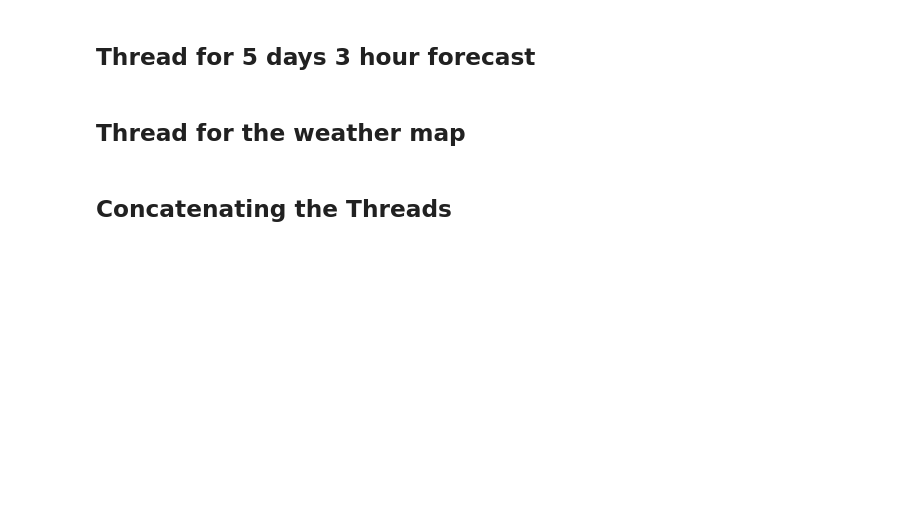
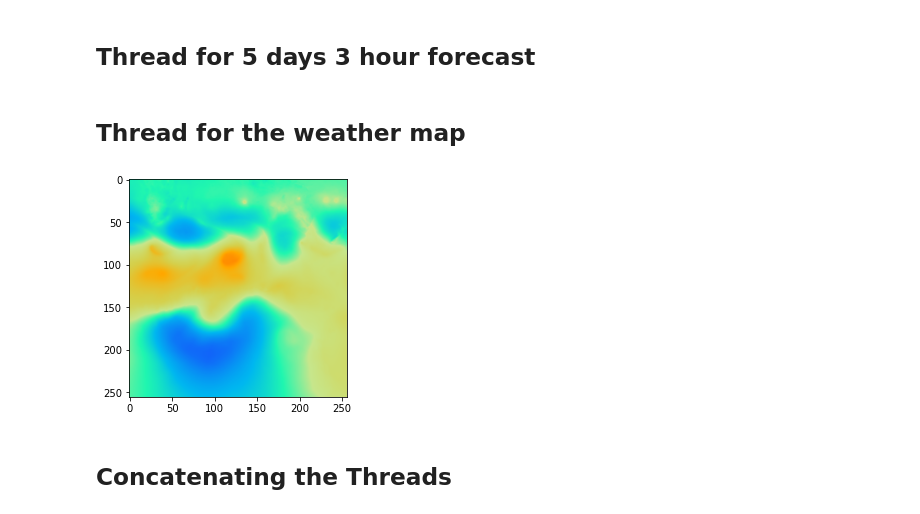
Before and after one commit to Nishanth2708/OpenweatherMap, a Jupyter notebook: Jupyter notebook/Open_Weather_Map.ipynb, the cells around one changed output. Cells and saved outputs as stored; diff of their text form; code cells hidden in the pictures; blank space fills up the shorter version.

```diff
--- a/Jupyter notebook/Open_Weather_Map.ipynb
+++ b/Jupyter notebook/Open_Weather_Map.ipynb
@@ -129,3 +134,7 @@ def download_weather_map(api_key = "03def23f4f250867fa0abb2f5c7ab004"):
+# %%
+get_map_for_city()
+# %% [output]
+[figure, added]
 # %% [markdown]
 ## Concatenating the Threads
 # %%
```
Also changed, not shown: parts of 6 cells of this notebook.
